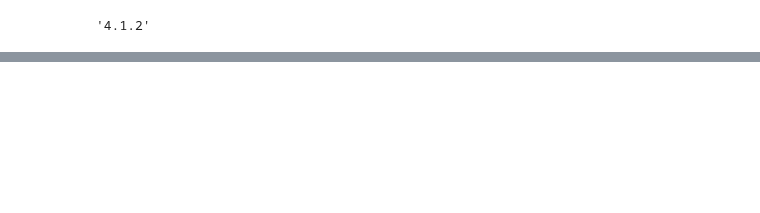
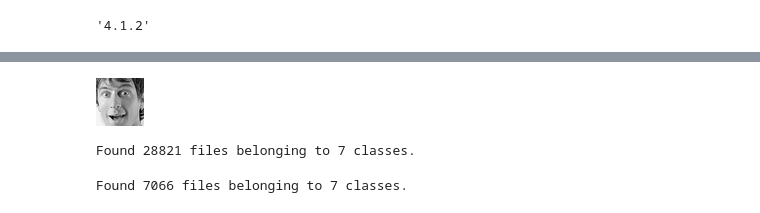
Before and after one commit to hadil1999-creator/Research-nternship-InnovCom, a Jupyter notebook: INNOV'COM.ipynb, the cells around one changed output, grey strips where cells are left out. Cells and saved outputs as stored; diff of their text form; code cells hidden in the pictures; blank space fills up the shorter version.

```diff
--- a/INNOV'COM.ipynb
+++ b/INNOV'COM.ipynb
@@ -117,0 +588,17 @@ flip_5 = tf.image.random_flip_left_right(x)
+# %%
+from IPython.display import Image
+pil_img = Image(filename='images/validation/surprise/993.jpg')
+display(pil_img)
+# %% [output]
+[figure, added]
+# %%
+from keras.preprocessing import image
+image_size = (48,48)
+batch_size = 32
+train_data = tf.keras.preprocessing.image_dataset_from_directory('images/train', seed = 1000,image_size=image_size, batch_size = batch_size,color_mode='rgb')
+# %% [output]
+Found 28821 files belonging to 7 classes.
+# %%
+test_data = tf.keras.preprocessing.image_dataset_from_directory('images/validation', seed = 1000,image_size=image_size, batch_size = batch_size,color_mode='rgb')
+# %% [output]
+Found 7066 files belonging to 7 classes.
```
Also changed, not shown: parts of 72 cells of this notebook.
